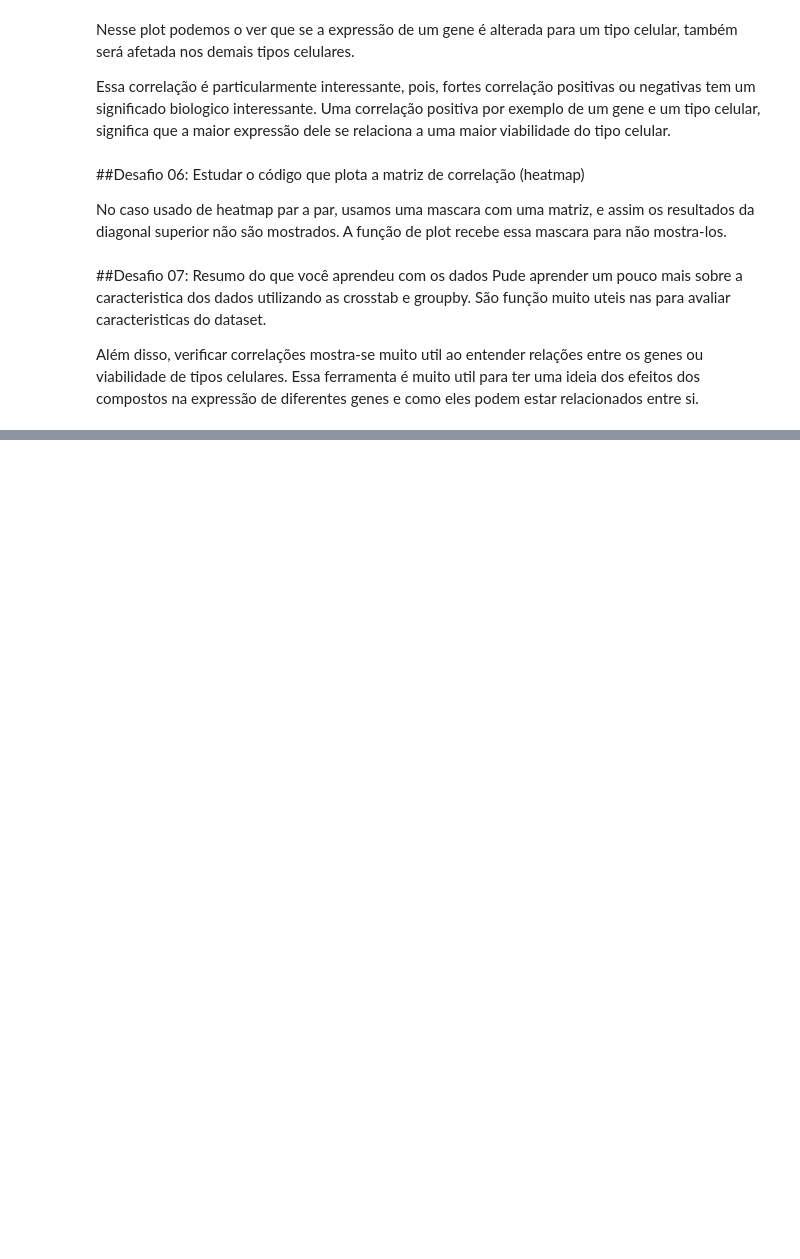
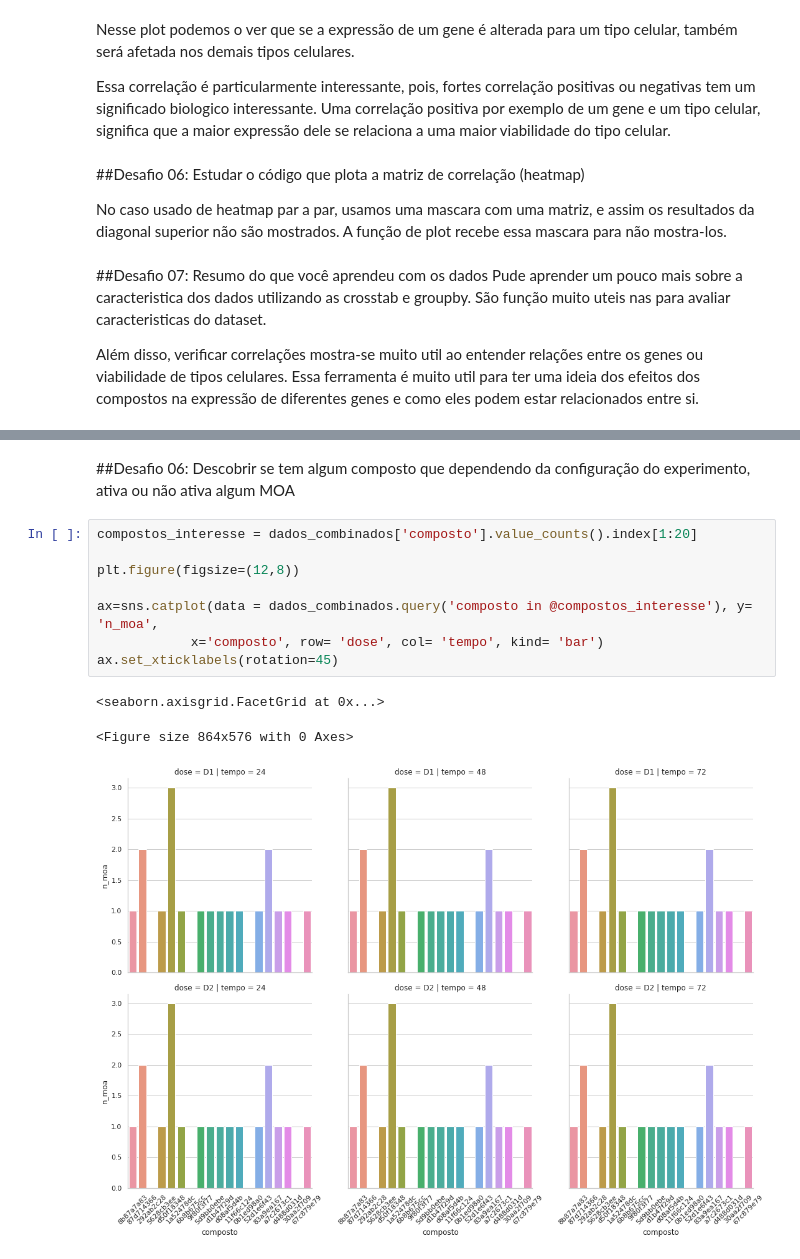
Before and after one commit to GoularteVinicius/ImersaoDadosAlura, a Jupyter notebook: Desafios_Imersão_Dados.ipynb, the cells around one changed output, grey strips where cells are left out. Drawn from its saved outputs; the diff is of its cells as text; blank space fills up the shorter version.

```diff
--- a/Desafios_Imersão_Dados.ipynb
+++ b/Desafios_Imersão_Dados.ipynb
@@ -495,0 +625,14 @@ Além disso, verificar correlações mostra-se muito util ao entender relações
+# %% [markdown]
+##Desafio 06: Descobrir se tem algum composto que dependendo da configuração do experimento, ativa ou não ativa algum MOA
+# %%
+compostos_interesse = dados_combinados['composto'].value_counts().index[1:20]
+
+plt.figure(figsize=(12,8))
+
+ax=sns.catplot(data = dados_combinados.query('composto in @compostos_interesse'), y= 'n_moa',
+            x='composto', row= 'dose', col= 'tempo', kind= 'bar')
+ax.set_xticklabels(rotation=45)
+# %% [output]
+<seaborn.axisgrid.FacetGrid at 0x...>
+<Figure size 864x576 with 0 Axes>
+[figure, added]
```
Also changed, not shown: parts of 22 cells of this notebook.
